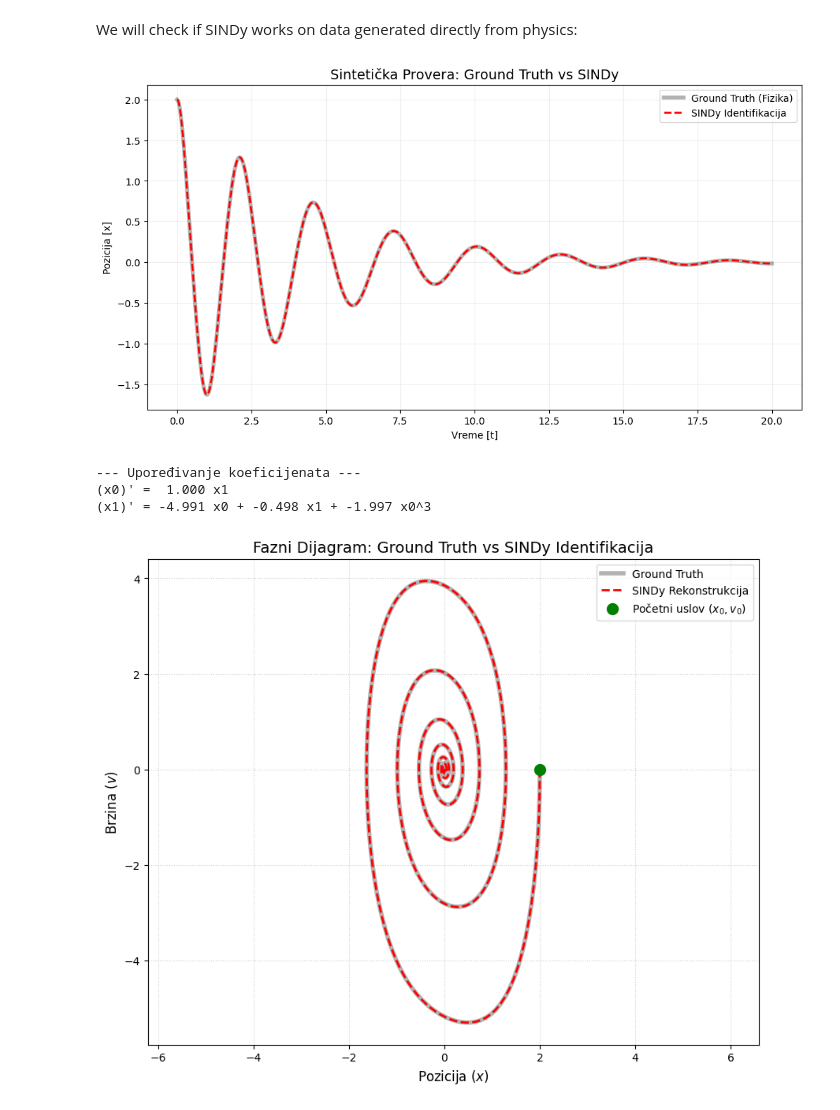
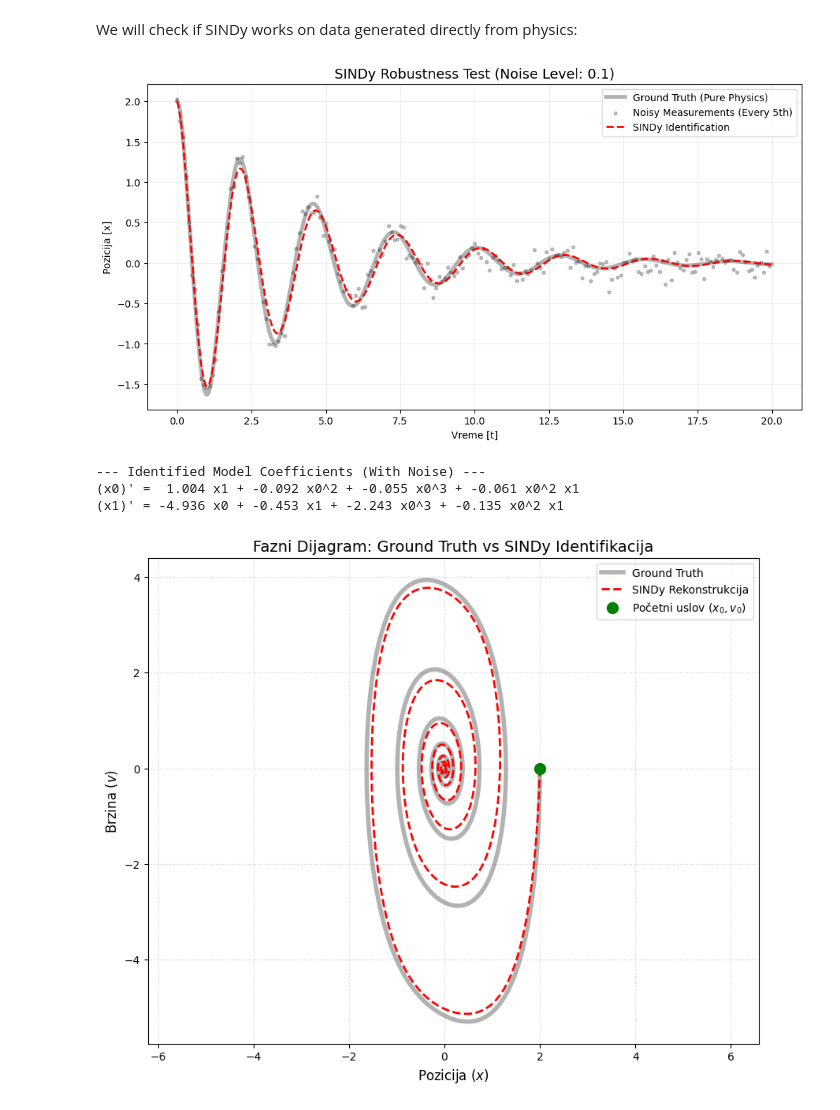
Before and after one commit to luka-lehotski/SINDy-rs, a Jupyter notebook: intro.ipynb, the cells around one changed output. Saved outputs shown, nothing was run; the diff lists cells and outputs as text; code cells hidden in the pictures.

```diff
--- a/intro.ipynb
+++ b/intro.ipynb
@@ -456,51 +456,67 @@ It's likely not a problem in physics/modelling, instead in the noise in data. We
 # %% [markdown]
 We will check if SINDy works on data generated directly from physics:
 # %%
-
+import numpy as np
+import pysindy as ps
+import matplotlib.pyplot as plt
+from scipy.integrate import solve_ivp
 
 # 1. Generating data (Ground Truth)
-# x'' + 0.5x' + 5x + 2x^3 = 0  => k=5, c=0.5, beta=2
 def true_dynamics(t, y):
+    # x'' + 0.5x' + 5x + 2x^3 = 0
     return [y[1], -5.0*y[0] - 0.5*y[1] - 2.0*(y[0]**3)]
 
 t_eval = np.linspace(0, 20, 1000)
 sol = solve_ivp(true_dynamics, [0, 20], y0=[2.0, 0.0], t_eval=t_eval)
 X_synthetic = sol.y.T
 
+# --- NEW: ADDING NOISE ---
+rmse = 0.1  # Magnitude of noise
+X_noisy = X_synthetic + np.random.normal(0, rmse, X_synthetic.shape)
+# -------------------------
+
 # 2. Fitting SINDy model
+# Note: With noise, we often need a differentiator that smooths the data (like Savitzky-Golay)
 poly_lib = ps.PolynomialLibrary(degree=3, include_bias=False)
-optimizer = ps.STLSQ(threshold=0.01) # Na čistim podacima prag može biti mali
+optimizer = ps.STLSQ(threshold=0.05) # Increased threshold slightly for noise robustness
 
-model_test = ps.SINDy(feature_library=poly_lib, optimizer=optimizer)
-model_test.fit(X_synthetic, t=t_eval)
+model_test = ps.SINDy(
+    feature_library=poly_lib,
+    optimizer=optimizer,
+    differentiation_method=ps.SmoothedFiniteDifference() # Better for noisy data
+)
+model_test.fit(X_noisy, t=t_eval)
 
 # 3. SIMULACIJA IDENTIFIKOVANOG MODELA
 X_sindy_sim = model_test.simulate(X_synthetic[0], t=t_eval)
 
-# 4. PLOT: GROUND TRUTH VS SINDY
+# 4. PLOT: GROUND TRUTH VS NOISY VS SINDY
 plt.figure(figsize=(12, 6))
 
-# Ground Truth (ono što smo pustili kroz solver)
-plt.plot(t_eval, X_synthetic[:, 0], 'k-', lw=4, alpha=0.3, label='Ground Truth (Fizika)')
+# Ground Truth
+plt.plot(t_eval, X_synthetic[:, 0], 'k-', lw=4, alpha=0.3, label='Ground Truth (Pure Physics)')
 
-# SINDy Rekonstrukcija
-plt.plot(t_eval, X_sindy_sim[:, 0], 'r--', lw=2, label='SINDy Identifikacija')
+# Noisy Data (What SINDy actually sees)
+plt.scatter(t_eval[::5], X_noisy[::5, 0], color='gray', s=10, alpha=0.5, label='Noisy Measurements (Every 5th)')
 
-plt.title("Sintetička Provera: Ground Truth vs SINDy", fontsize=14)
+# SINDy Reconstruction
+plt.plot(t_eval, X_sindy_sim[:, 0], 'r--', lw=2, label='SINDy Identification')
+
+plt.title(f"SINDy Robustness Test (Noise Level: {rmse})", fontsize=14)
 plt.xlabel("Vreme [t]")
 plt.ylabel("Pozicija [x]")
 plt.legend()
 plt.grid(True, alpha=0.2)
 plt.show()
 
 # Provera koeficijenata
-print("\n--- Upoređivanje koeficijenata ---")
+print("\n--- Identified Model Coefficients (With Noise) ---")
 model_test.print()
 # %% [output]
-[figure, old version]
+[figure, new version]
---- Upoređivanje koeficijenata ---
-(x0)' =  1.000 x1
-(x1)' = -4.991 x0 + -0.498 x1 + -1.997 x0^3
+--- Identified Model Coefficients (With Noise) ---
+(x0)' =  1.004 x1 + -0.092 x0^2 + -0.055 x0^3 + -0.061 x0^2 x1
+(x1)' = -4.936 x0 + -0.453 x1 + -2.243 x0^3 + -0.135 x0^2 x1
 # %%
 import numpy as np
 import matplotlib.pyplot as plt
@@ -532,4 +548,4 @@ plt.axis('equal')
 
 plt.show()
 # %% [output]
-[figure, old version]
+[figure, new version]
```
